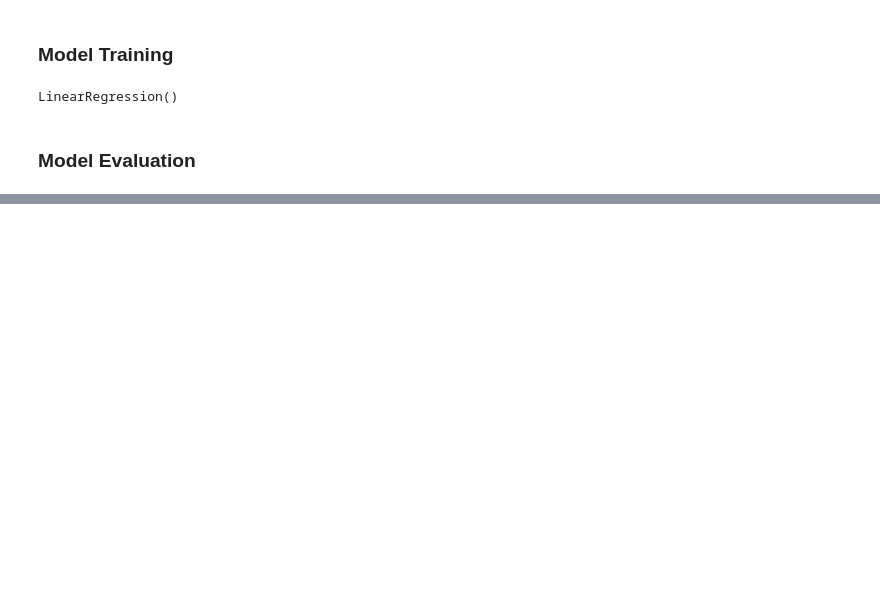
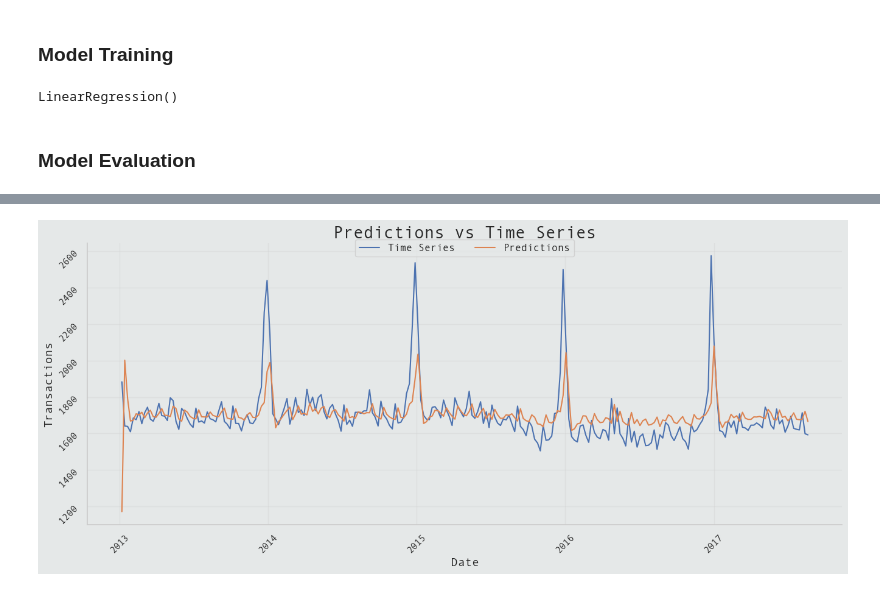
Before and after one commit to Volscente/TimeWarpForecast, a Jupyter notebook: notebooks/store_sales/store_sales_model_training.ipynb, the cells around one changed output, grey strips where cells are left out. Drawn from its saved outputs; the diff is of its cells as text; code cells hidden in the pictures; blank space fills up the shorter version.

```diff
--- a/notebooks/store_sales/store_sales_model_training.ipynb
+++ b/notebooks/store_sales/store_sales_model_training.ipynb
@@ -289,3 +289,10 @@ LinearRegression()
 # Compute predictions
 transactions_y_predictions = pd.DataFrame(data={'Predictions': model.predict(X)},
                                           index=X.index)
+# %%
+_ = plot_predictions_vs_time_series(data=(transactions_data_weekly, transactions_y_predictions['Predictions'].values),
+                                    columns=('date', 'transactions'),
+                                    title='Predictions vs Time Series',
+                                    labels=('Date', 'Transactions', 'Predictions'),
+                                    to_plot=False)
+# %% [output]
@@ -291,0 +308 @@ transactions_y_predictions = pd.DataFrame(data={'Predictions': model.predict(X)}
+[figure, added]
```
Also changed, not shown: parts of 4 cells of this notebook, 1 other file.
